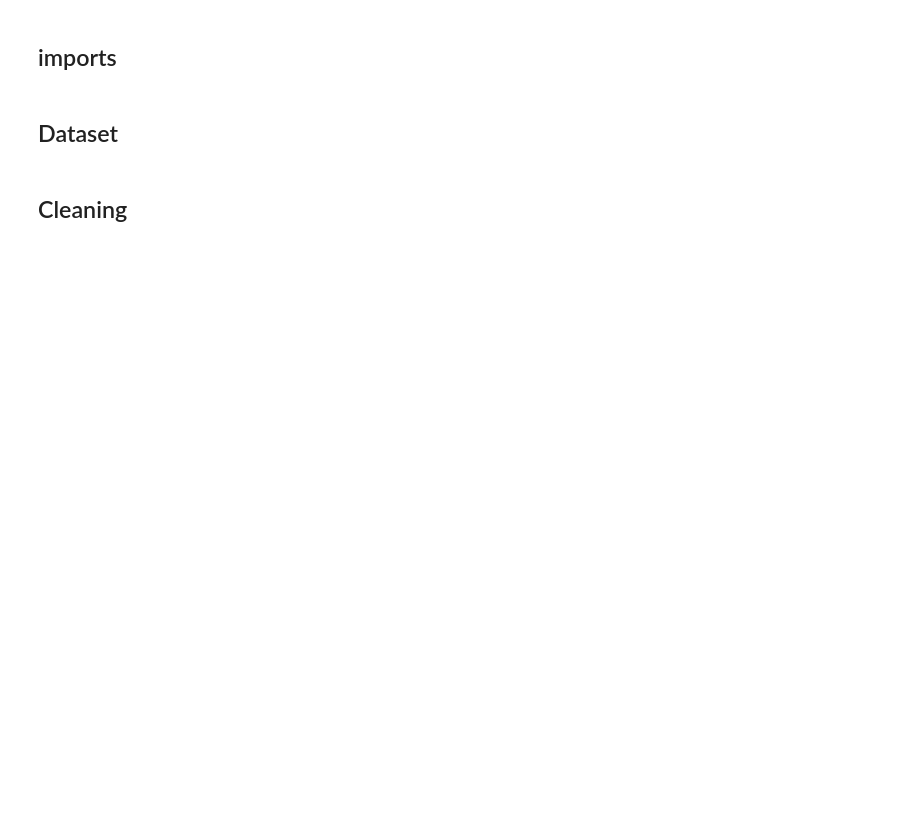
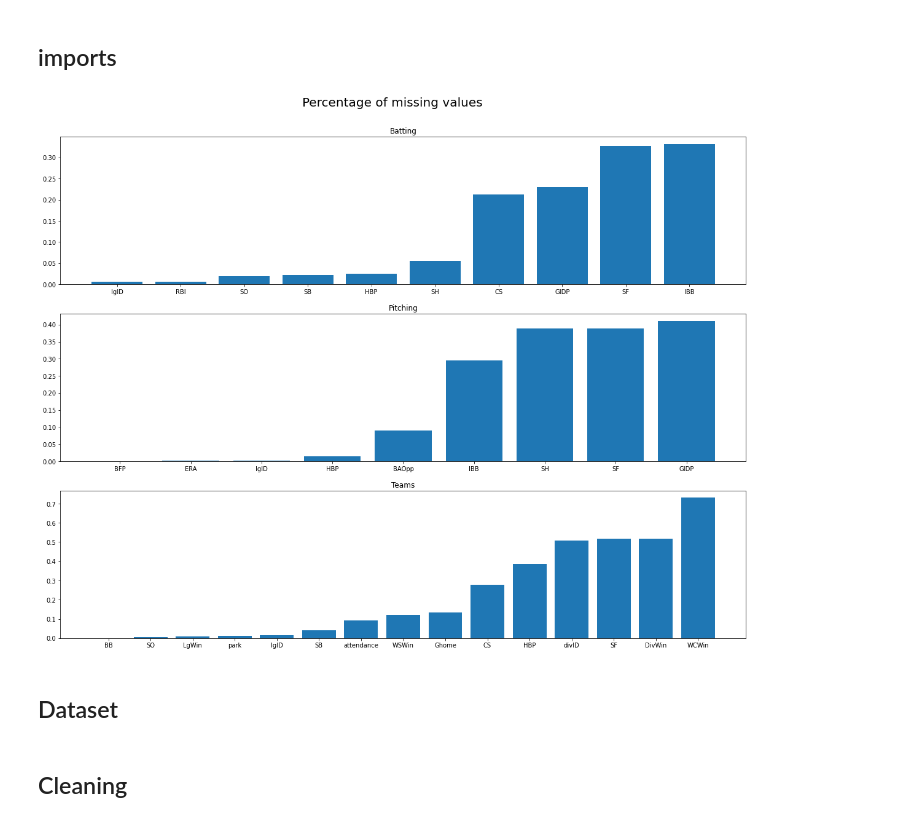
Before and after one commit to ShaliniR8/lahman-mlb, a Jupyter notebook: combined_features.ipynb, the cells around one changed output. Drawn from its saved outputs; the diff is of its cells as text; code cells hidden in the pictures; blank space fills up the shorter version.

```diff
--- a/combined_features.ipynb
+++ b/combined_features.ipynb
@@ -43,6 +43,30 @@ pitching = pd.read_csv(path + "Pitching.csv")
 people = pd.read_csv(path + "People.csv")
 # fielding = pd.read_csv(path + "Fielding.csv")
 teams = pd.read_csv(path + "Teams.csv")
+# %%
+na_bat = batting.isna().sum().reset_index()
+na_bat = na_bat[na_bat[0] > 0].sort_values(by = [0])
+na_bat[0] = na_bat[0]/len(batting)
+
+na_pit = pitching.isna().sum().reset_index()
+na_pit = na_pit[na_pit[0] > 0].sort_values(by = [0])
+na_pit[0] = na_pit[0]/len(pitching)
+
+na_tea = teams.isna().sum().reset_index()
+na_tea = na_tea[na_tea[0] > 0].sort_values(by = [0])
+na_tea[0] = na_tea[0]/len(teams)
+
+fig, (ax1, ax2, ax3) = plt.subplots(3, 1, figsize = (20, 15))
+ax1.bar(na_bat['index'], na_bat[0])
+ax1.set_title('Batting')
+ax2.bar(na_pit['index'], na_pit[0])
+ax2.set_title('Pitching')
+ax3.bar(na_tea['index'], na_tea[0])
+ax3.set_title('Teams')
+plt.suptitle('Percentage of missing values', size = 20, y= 0.94)
+plt.show()
+# %% [output]
+[figure, added]
 # %% [markdown]
 ## Dataset
 # %%
```
Also changed, not shown: parts of 2 cells of this notebook.
